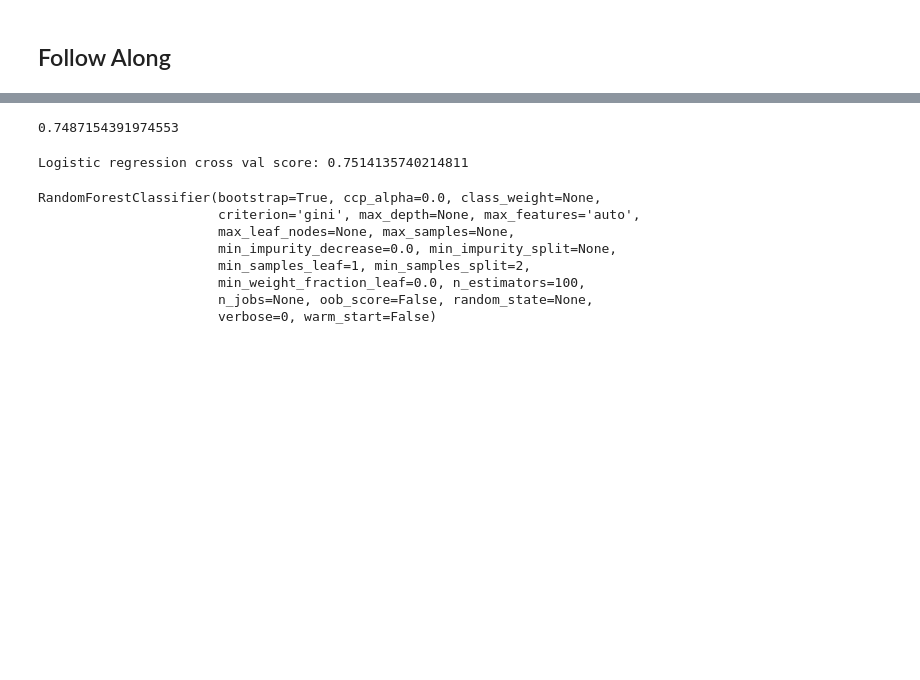
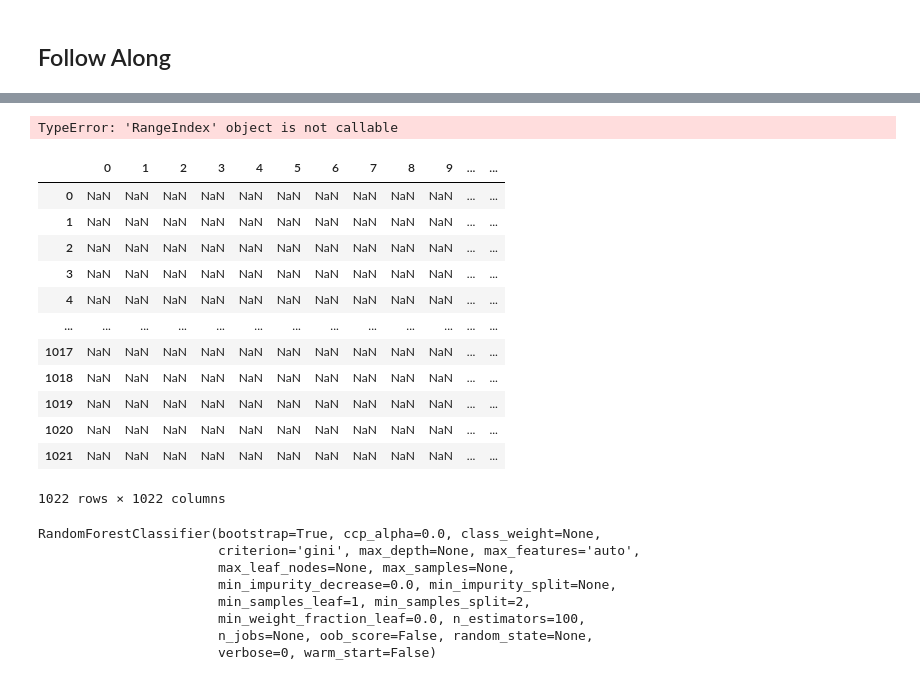
Before and after one commit to mherbert93/DS-Unit-4-Sprint-1-NLP, a Jupyter notebook: module3-document-classification/LS_DS_413_Document_Classification_Assignment.ipynb, the cells around one changed output, grey strips where cells are left out. Drawn from its saved outputs; the diff is of its cells as text; code cells hidden in the pictures; blank space fills up the shorter version.

```diff
--- a/module3-document-classification/LS_DS_413_Document_Classification_Assignment.ipynb
+++ b/module3-document-classification/LS_DS_413_Document_Classification_Assignment.ipynb
@@ -54,23 +54,23 @@ train.head()
 # %% [markdown]
 ### Define Pipeline Components
 # %%
-from xgboost import XGBClassifier
-
-randomforest_pipeline = Pipeline([('vect', TfidfVectorizer(stop_words='english', ngram_range=(1,4))),
-                 ('randomforest', RandomForestClassifier())])
-
-xgboost_pipeline = Pipeline([('vect', TfidfVectorizer(stop_words='english', ngram_range=(1,4))),
-                 ('model', XGBClassifier(seed=1337))])
-
-randomforest_pipeline_hardcoded = Pipeline([('vect', TfidfVectorizer(stop_words='english', ngram_range=(1,4),
-                                                                     max_df=1.0, min_df=.02, max_features=750)),
-                 ('randomforest', RandomForestClassifier(max_depth=20, n_estimators=100))])
-
-xgboost_pipeline_hardcoded = Pipeline([('vect', TfidfVectorizer(stop_words='english', ngram_range=(1,4), max_df=0.5,
-                                                                max_features=775, min_df=0.01)),
-                 ('model', XGBClassifier(seed=1337, colsample_bytree=0.28, gamma=2.75, learning_rate=0.22,
-                                         max_depth=60, min_child_leaf=7, min_child_weight=1, n_estimators=275,
-                                         scale_pos_weight=100, subsample=0.8))])
+# from xgboost import XGBClassifier
+#
+# randomforest_pipeline = Pipeline([('vect', TfidfVectorizer(stop_words='english', ngram_range=(1,4))),
+#                  ('randomforest', RandomForestClassifier())])
+#
+# xgboost_pipeline = Pipeline([('vect', TfidfVectorizer(stop_words='english', ngram_range=(1,4))),
+#                  ('model', XGBClassifier(seed=1337))])
+#
+# randomforest_pipeline_hardcoded = Pipeline([('vect', TfidfVectorizer(stop_words='english', ngram_range=(1,4),
+#                                                                      max_df=1.0, min_df=.02, max_features=750)),
+#                  ('randomforest', RandomForestClassifier(max_depth=20, n_estimators=100))])
+#
+# xgboost_pipeline_hardcoded = Pipeline([('vect', TfidfVectorizer(stop_words='english', ngram_range=(1,4), max_df=0.5,
+#                                                                 max_features=775, min_df=0.01)),
+#                  ('model', XGBClassifier(seed=1337, colsample_bytree=0.28, gamma=2.75, learning_rate=0.22,
+#                                          max_depth=60, min_child_leaf=7, min_child_weight=1, n_estimators=275,
+#                                          scale_pos_weight=100, subsample=0.8))])
 # %% [markdown]
 ### Define Your Search Space
 You're looking for both the best hyperparameters of your vectorizer and your classification model.
@@ -467,4 +496,0 @@ OrderedDict([('colsample_bytree', 0.1),
-# %%
-xgboost_search.best_score_
-# %% [output]
-0.7487154391974553
@@ -478,8 +497,29 @@ logistic_test = model.predict(X_test)
-# %%
-print("Logistic regression cross val score:", np.mean(cross_val_score(model, X_train, train['ratingCategory'], cv=5,
-                                            n_jobs=14)))
-# %% [output]
-Logistic regression cross val score: 0.7514135740214811
+# %%
+# type(logistic_test_pred)
+
+models_list = [logistic_test_pred, forest_test_pred, xgboost_test_pred]
+
+new_df = pd.DataFrame(models_list)
+# %%
+new_df.columns()
+# %% [output]
+TypeError: 'RangeIndex' object is not callable
+# %%
+new_df.corr(method='pearson')
+# %% [output]
+|  | 0 | 1 | 2 | 3 | 4 | 5 | 6 | 7 | 8 | 9 | ... | ... |
+| 0 | NaN | NaN | NaN | NaN | NaN | NaN | NaN | NaN | NaN | NaN | ... | ... |
+| 1 | NaN | NaN | NaN | NaN | NaN | NaN | NaN | NaN | NaN | NaN | ... | ... |
+| 2 | NaN | NaN | NaN | NaN | NaN | NaN | NaN | NaN | NaN | NaN | ... | ... |
+| 3 | NaN | NaN | NaN | NaN | NaN | NaN | NaN | NaN | NaN | NaN | ... | ... |
+| 4 | NaN | NaN | NaN | NaN | NaN | NaN | NaN | NaN | NaN | NaN | ... | ... |
+| ... | ... | ... | ... | ... | ... | ... | ... | ... | ... | ... | ... | ... |
+| 1017 | NaN | NaN | NaN | NaN | NaN | NaN | NaN | NaN | NaN | NaN | ... | ... |
+| 1018 | NaN | NaN | NaN | NaN | NaN | NaN | NaN | NaN | NaN | NaN | ... | ... |
+| 1019 | NaN | NaN | NaN | NaN | NaN | NaN | NaN | NaN | NaN | NaN | ... | ... |
+| 1020 | NaN | NaN | NaN | NaN | NaN | NaN | NaN | NaN | NaN | NaN | ... | ... |
+| 1021 | NaN | NaN | NaN | NaN | NaN | NaN | NaN | NaN | NaN | NaN | ... | ... |
+1022 rows × 1022 columns
 # %%
 # import pandas as pd
 #
```
Also changed, not shown: parts of 13 cells of this notebook, 5 other files.
